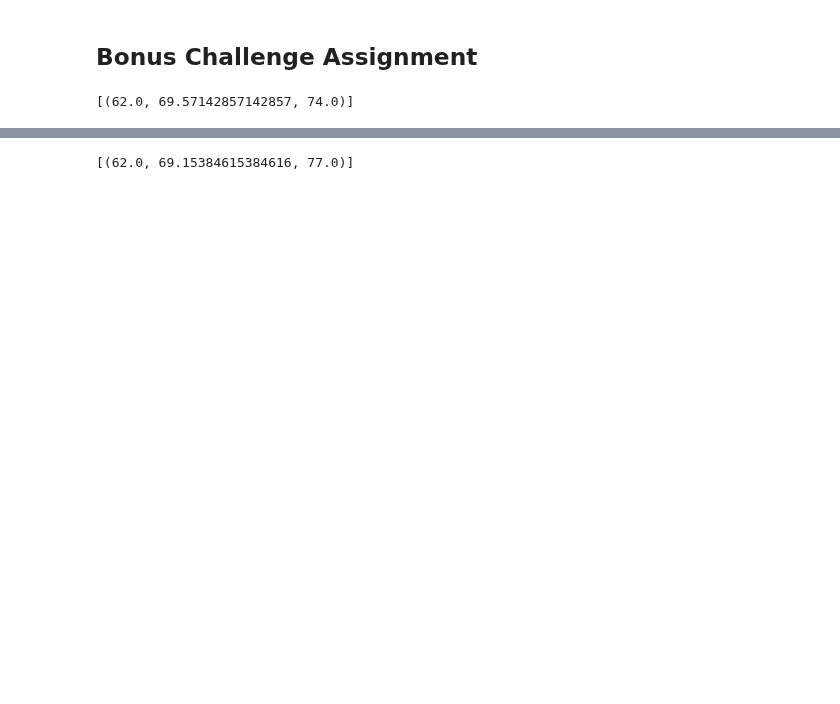
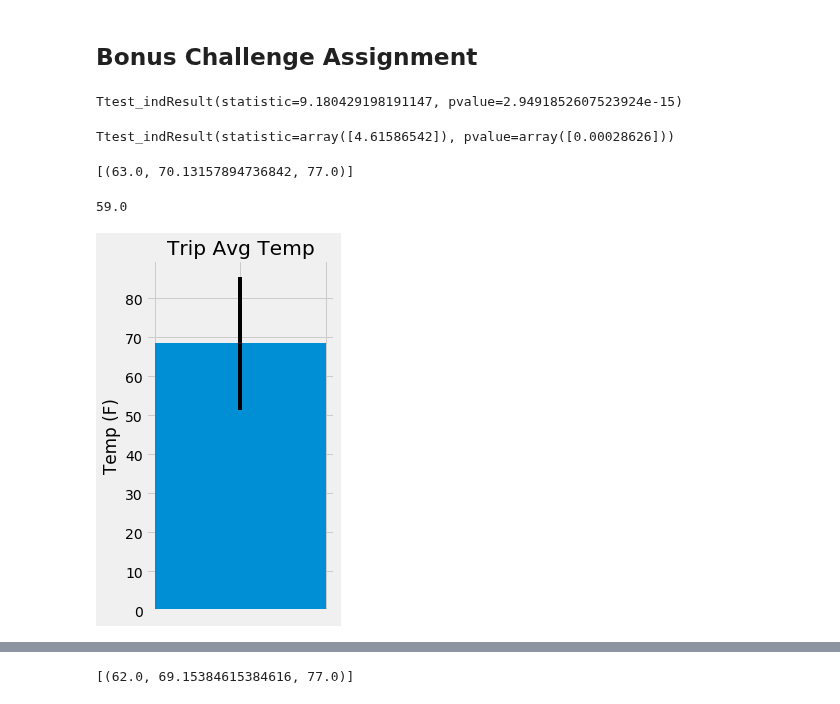
Before and after one commit to nvanlangen/sqlalchemy-challenge, a Jupyter notebook: climate.ipynb, the cells around one changed output, grey strips where cells are left out. Drawn from its saved outputs; the diff is of its cells as text; code cells hidden in the pictures; blank space fills up the shorter version.

```diff
--- a/climate.ipynb
+++ b/climate.ipynb
@@ -167,5 +141,44 @@ print(max_date,min_date)
 # %% [markdown]
 ## Bonus Challenge Assignment
+# %%
+June_Data = session.query(Measurement.station,func.substr(Measurement.date,1,4),func.avg(Measurement.tobs)).\
+    filter(Measurement.date.like("%-06-%")).\
+    group_by(Measurement.station, func.substr(Measurement.date,1,4)).\
+    order_by(Measurement.station, func.substr(Measurement.date,1,4)).all()
+
+June_df = pd.DataFrame(June_Data,columns=['station','date','temp'])
+#print(June_df)
+
+Dec_Data = session.query(Measurement.station,func.substr(Measurement.date,1,4),func.avg(Measurement.tobs)).\
+    filter(Measurement.date.like("%-12-%")).\
+    group_by(Measurement.station, func.substr(Measurement.date,1,4)).\
+    order_by( Measurement.station,func.substr(Measurement.date,1,4)).all()
+
+Dec_df = pd.DataFrame(Dec_Data,columns=['station','date','temp'])
+#print(Dec_df)
+
+Combined_df = pd.merge(June_df,Dec_df, on=['station','date'])
+#print(Combined_df)
+
+stats.ttest_rel(Combined_df["temp_x"], Combined_df["temp_y"], axis=0)
+stats.ttest_ind(Combined_df["temp_x"], Combined_df["temp_y"], axis=0)
+# %% [output]
+Ttest_indResult(statistic=9.180429198191147, pvalue=2.9491852607523924e-15)
+# %%
+June_Data = session.query(func.avg(Measurement.tobs)).\
+    filter(Measurement.date.like("%-06-%")).\
+    group_by(Measurement.station).\
+    order_by( Measurement.station).all()
+
+Dec_Data = session.query(func.avg(Measurement.tobs)).\
+    filter(Measurement.date.like("%-12-%")).\
+    group_by(Measurement.station).\
+    order_by( Measurement.station).all()
+
+stats.ttest_rel(June_Data, Dec_Data, axis=0)
+stats.ttest_ind(June_Data, Dec_Data, axis=0)
+# %% [output]
+Ttest_indResult(statistic=array([4.61586542]), pvalue=array([0.00028626]))
 # %%
 # This function called `calc_temps` will accept start date and end date in the format '%Y-%m-%d'
 # and return the minimum, average, and maximum temperatures for that range of dates
@@ -182,19 +195,39 @@ def calc_temps(start_date, end_date):
 
     return session.query(func.min(Measurement.tobs), func.avg(Measurement.tobs), func.max(Measurement.tobs)).\
         filter(Measurement.date >= start_date).filter(Measurement.date <= end_date).all()
-
-# function usage example
-print(calc_temps('2012-02-28', '2012-03-05'))
 # %% [output]
-[(62.0, 69.57142857142857, 74.0)]
+[(63.0, 70.13157894736842, 77.0)]
 # %%
 # Use your previous function `calc_temps` to calculate the tmin, tavg, and tmax
 # for your trip using the previous year's data for those same dates.
+Vacation_Start = '2018-01-24'
+Vacation_End = '2018-02-03'
+
+Prev_Year_Start = str(int(Vacation_Start[0:4])-1) + Vacation_Start[4:10]
+Prev_Year_End = str(int(Vacation_End[0:4])-1) + Vacation_End[4:10]
+
+Result = calc_temps(Prev_Year_Start, Prev_Year_End)
+print(Result[0][0])
+# %% [output]
+59.0
 # %%
 # Plot the results from your previous query as a bar chart.
 # Use "Trip Avg Temp" as your Title
 # Use the average temperature for the y value
 # Use the peak-to-peak (tmax-tmin) value as the y error bar (yerr)
+fig = plt.figure(figsize=(3,6))
+plt.bar(1,Result[0][1],width=0.2,yerr=Result[0][2]-Result[0][0])
+plt.title("Trip Avg Temp")
+plt.ylabel("Temp (F)")
+plt.tick_params(
+    axis='x',
+    which='both',
+    bottom=False,
+    top=False,
+    labelbottom=False)
+plt.show()
+# %% [output]
+[figure, added]
 # %%
 # Calculate the total amount of rainfall per weather station for your trip dates using the previous year's matching dates.
 # Sort this in descending order by precipitation amount and list the station, name, latitude, longitude, and elevation
```
Also changed, not shown: parts of 6 cells of this notebook.
